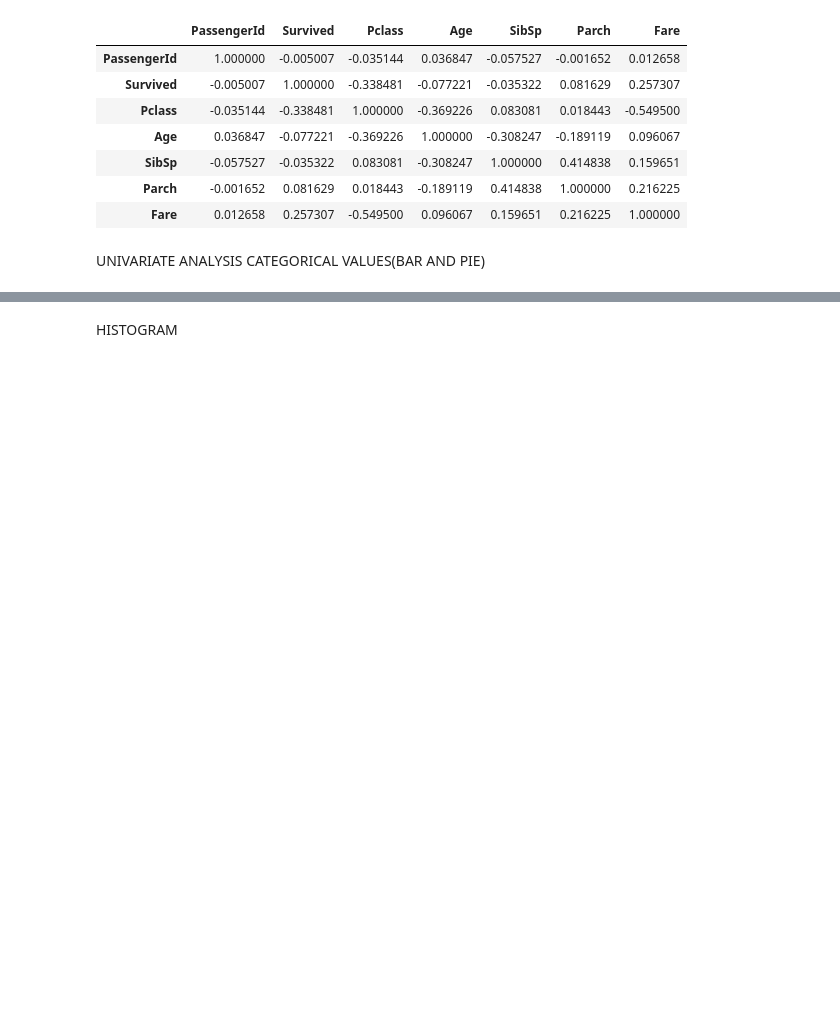
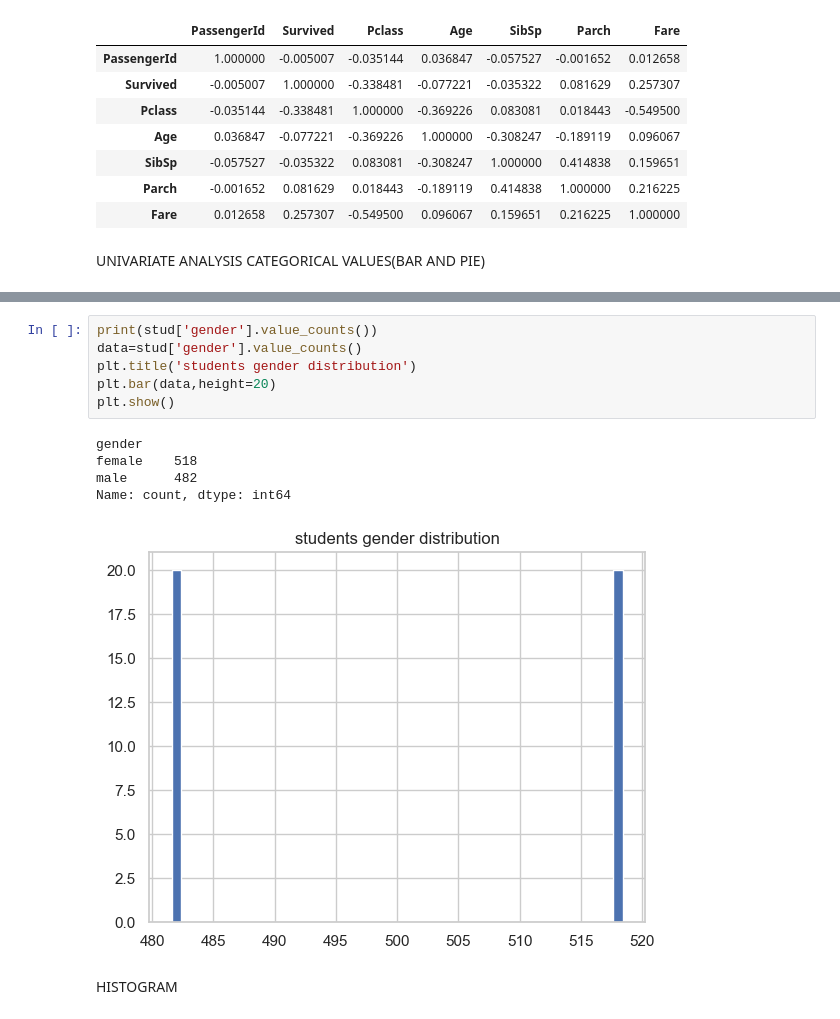
Before and after one commit to vanshdhameliya194-afk/vansh, a Jupyter notebook: demo.ipynb, the cells around one changed output, grey strips where cells are left out. Saved outputs shown, nothing was run; the diff lists cells and outputs as text; blank space fills up the shorter version.

```diff
--- a/demo.ipynb
+++ b/demo.ipynb
@@ -190,6 +188,18 @@ male      482
 Name: count, dtype: int64
 <Axes: ylabel='count'>
 [figure]
+# %%
+print(stud['gender'].value_counts())
+data=stud['gender'].value_counts()
+plt.title('students gender distribution')
+plt.bar(data,height=20)
+plt.show()
+# %% [output]
+gender
+female    518
+male      482
+Name: count, dtype: int64
+[figure, added]
 # %% [markdown]
 HISTOGRAM
 # %%
```
Also changed, not shown: parts of 9 cells of this notebook.
